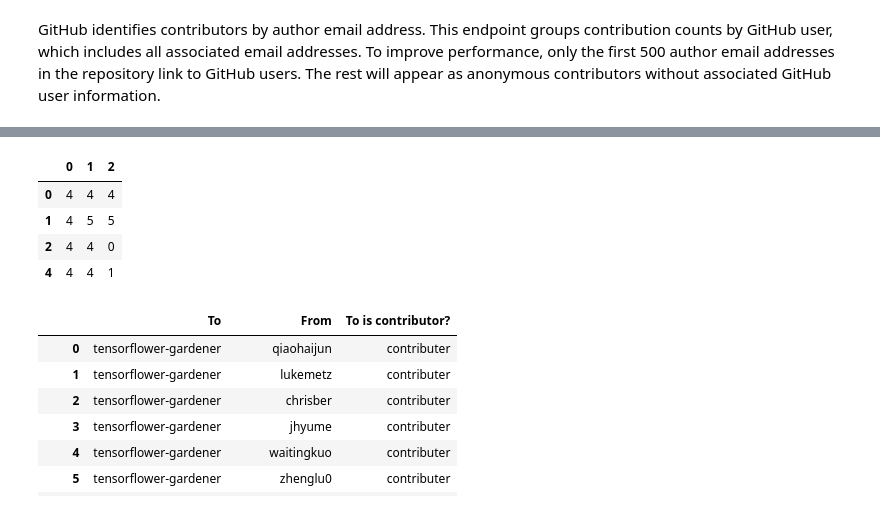
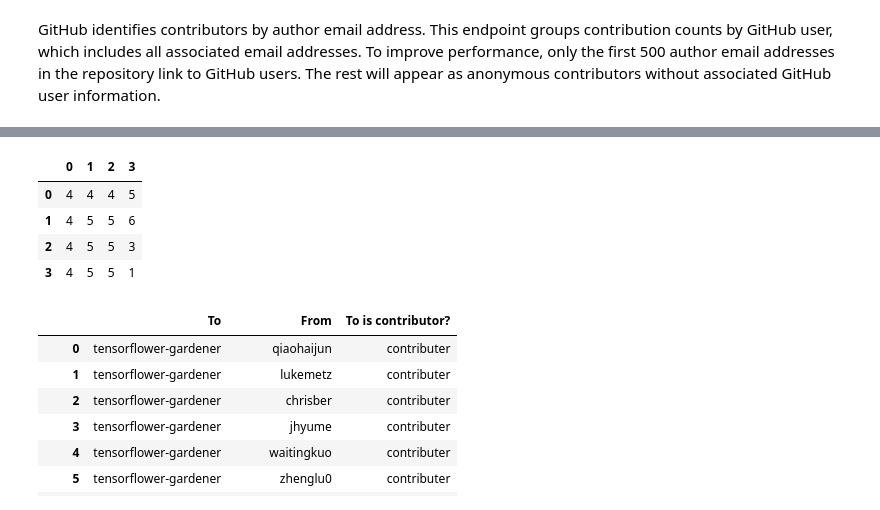
Before and after one commit to YoussefEssDS/Social-network-mining-and-analysis, a Jupyter notebook: GitHub-Mining.ipynb, the cells around one changed output, grey strips where cells are left out. Drawn from its saved outputs; the diff is of its cells as text; code cells hidden in the pictures.

```diff
--- a/GitHub-Mining.ipynb
+++ b/GitHub-Mining.ipynb
@@ -65,21 +102,20 @@ for user in contributors:
 # %%
 import numpy as np
-l=np.ndarray(shape=(0,3),dtype=str)
-l=np.append(l,[[4,4,4]],axis=0)
-l=np.append(l,[[4,5,5]],axis=0)
-l=np.append(l,[[4,4,0]],axis=0)
-l=np.append(l,[[4,4,0]],axis=0)
-l=np.append(l,[[4,4,1]],axis=0)
-l=np.append(l,[[4,4,0]],axis=0)
+l=np.ndarray(shape=(0,4),dtype=str)
+l=np.append(l,[[4,4,4,5]],axis=0)
+l=np.append(l,[[4,5,5,6]],axis=0)
+l=np.append(l,[[4,5,5,3]],axis=0)
+l=np.append(l,[[4,5,5,1]],axis=0)
+
 l
 
 
-pd.DataFrame(data=l,columns=['To','From','To is contributor?'])
+pd.DataFrame(data=l,columns=['To','From','To is contributor?','date'])
 pd.DataFrame(data=l).drop_duplicates()
 # %% [output]
-|  | 0 | 1 | 2 |
-| 0 | 4 | 4 | 4 |
-| 1 | 4 | 5 | 5 |
-| 2 | 4 | 4 | 0 |
-| 4 | 4 | 4 | 1 |
+|  | 0 | 1 | 2 | 3 |
+| 0 | 4 | 4 | 4 | 5 |
+| 1 | 4 | 5 | 5 | 6 |
+| 2 | 4 | 5 | 5 | 3 |
+| 3 | 4 | 5 | 5 | 1 |
 # %%
```
Also changed, not shown: parts of 11 cells of this notebook.
